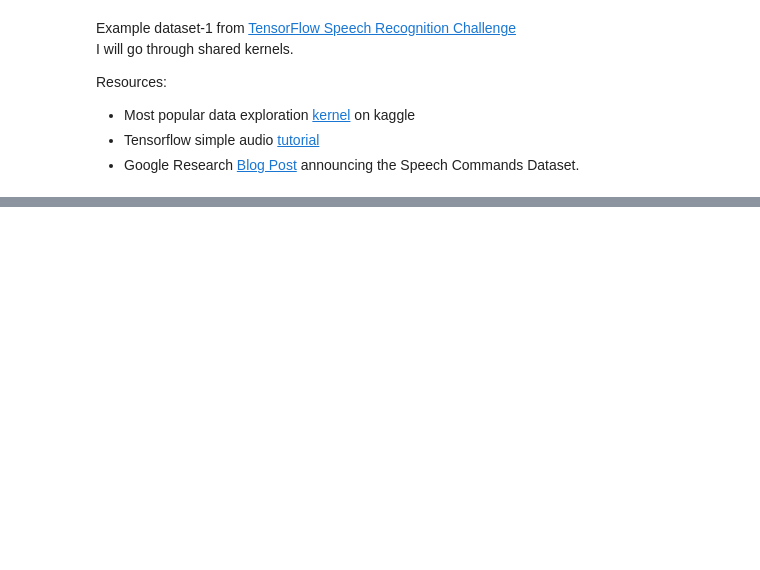
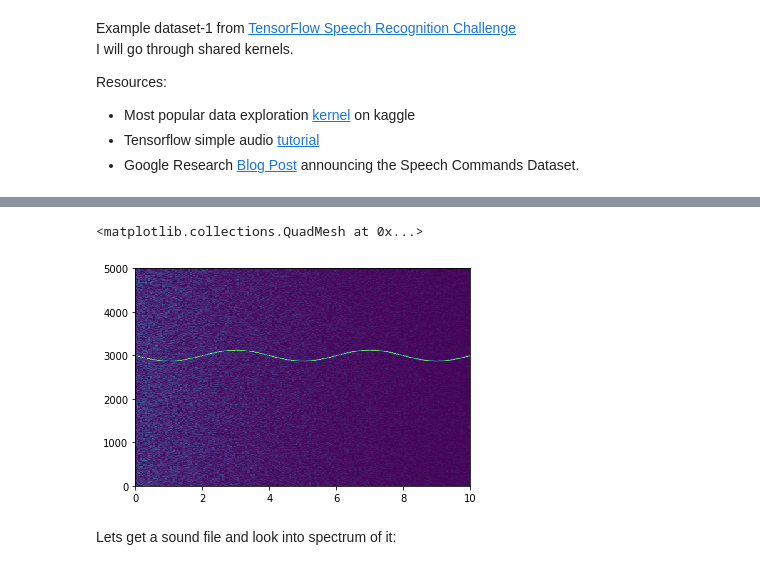
Before and after one commit to speechLabBcCuny/nnaAudiosetClassification, a Jupyter notebook: notebooks/kaggle_speech.ipynb, the cells around one changed output, grey strips where cells are left out. Cells and saved outputs as stored; diff of their text form; code cells hidden in the pictures; blank space fills up the shorter version.

```diff
--- a/notebooks/kaggle_speech.ipynb
+++ b/notebooks/kaggle_speech.ipynb
@@ -42,0 +155,7 @@ Chechout ../data/speech_commands/README.md for details
+# %%
+plt.pcolormesh(t, f, np.abs(Zxx))
+# %% [output]
+<matplotlib.collections.QuadMesh at 0x...>
+[figure, added]
+# %% [markdown]
+Lets get a sound file and look into spectrum of it:
```
Also changed, not shown: parts of 22 cells of this notebook, 1 other file.
